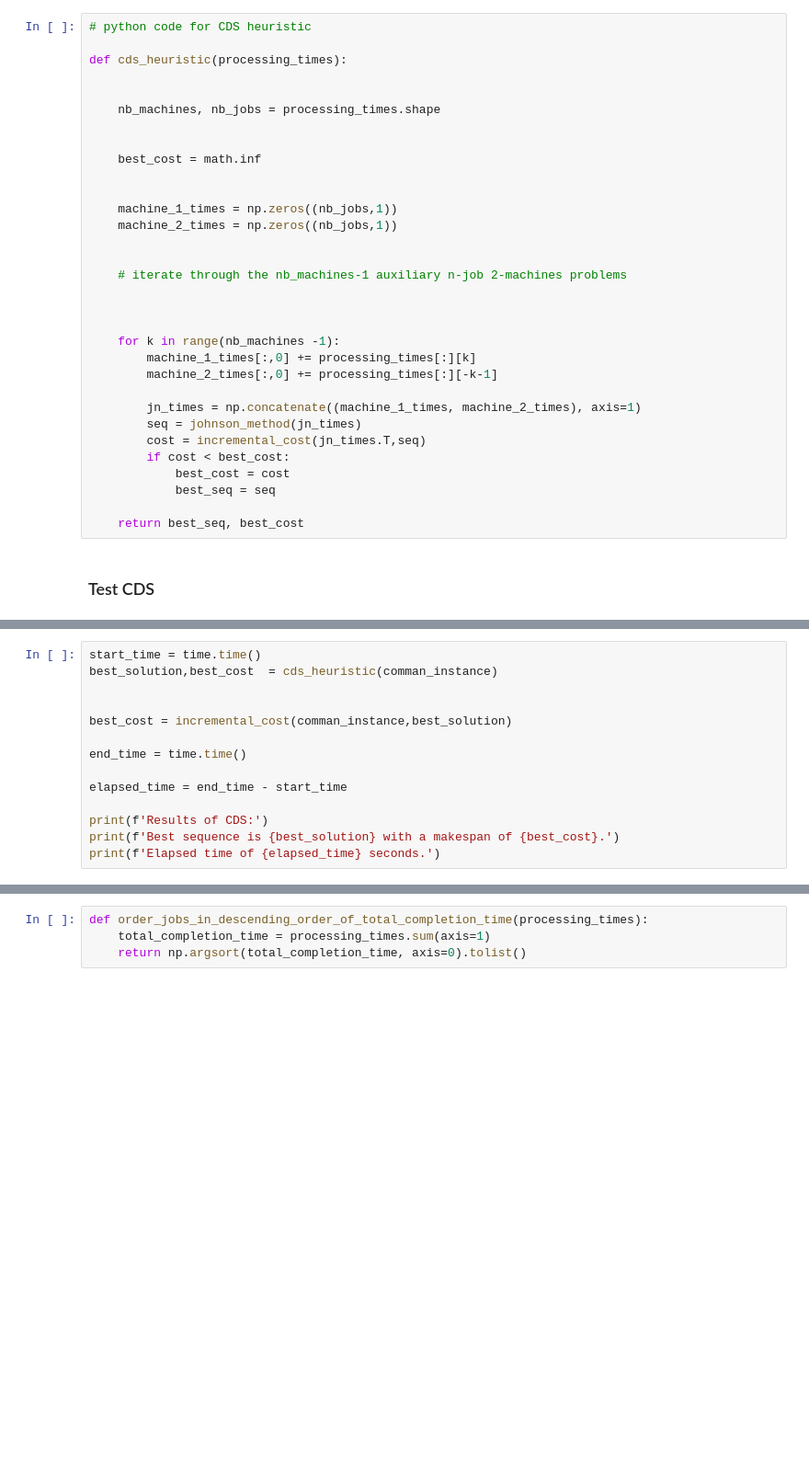
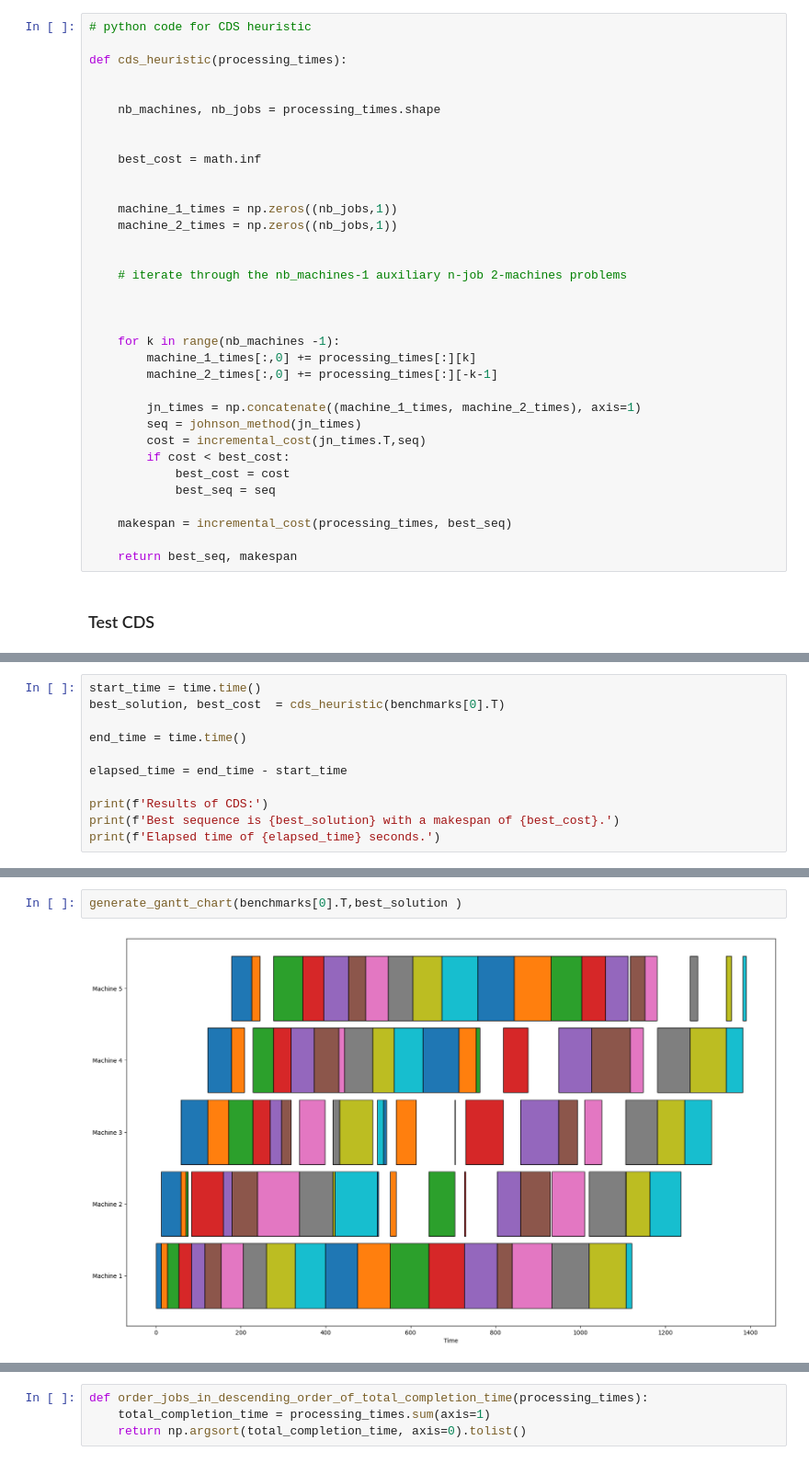
Before and after one commit to MarouaneBenbetka/Flow-Shop-Problem, a Jupyter notebook: Lab2/heuristics.ipynb, the cells around one changed output, grey strips where cells are left out. Shown at 92% size. Drawn from its saved outputs; the diff is of its cells as text; blank space fills up the shorter version.

```diff
--- a/Lab2/heuristics.ipynb
+++ b/Lab2/heuristics.ipynb
@@ -189,7 +177,9 @@ def cds_heuristic(processing_times):
             best_cost = cost
             best_seq = seq
 
-    return best_seq, best_cost
+    makespan = incremental_cost(processing_times, best_seq)
+
+    return best_seq, makespan
 # %% [markdown]
 ### Test CDS
 # %%
@@ -212,9 +199,6 @@ comman_instance = instances[0][2]
 # %%
 start_time = time.time()
-best_solution,best_cost  = cds_heuristic(comman_instance)
-
-
-best_cost = incremental_cost(comman_instance,best_solution)
+best_solution, best_cost  = cds_heuristic(benchmarks[0].T)
 
 end_time = time.time()
 
@@ -230 +214,5 @@ Elapsed time of 0.003493785858154297 seconds.
+# %%
+generate_gantt_chart(benchmarks[0].T,best_solution )
+# %% [output]
+[figure, added]
 # %% [markdown]
```
Also changed, not shown: parts of 56 cells of this notebook, 3 other files.
